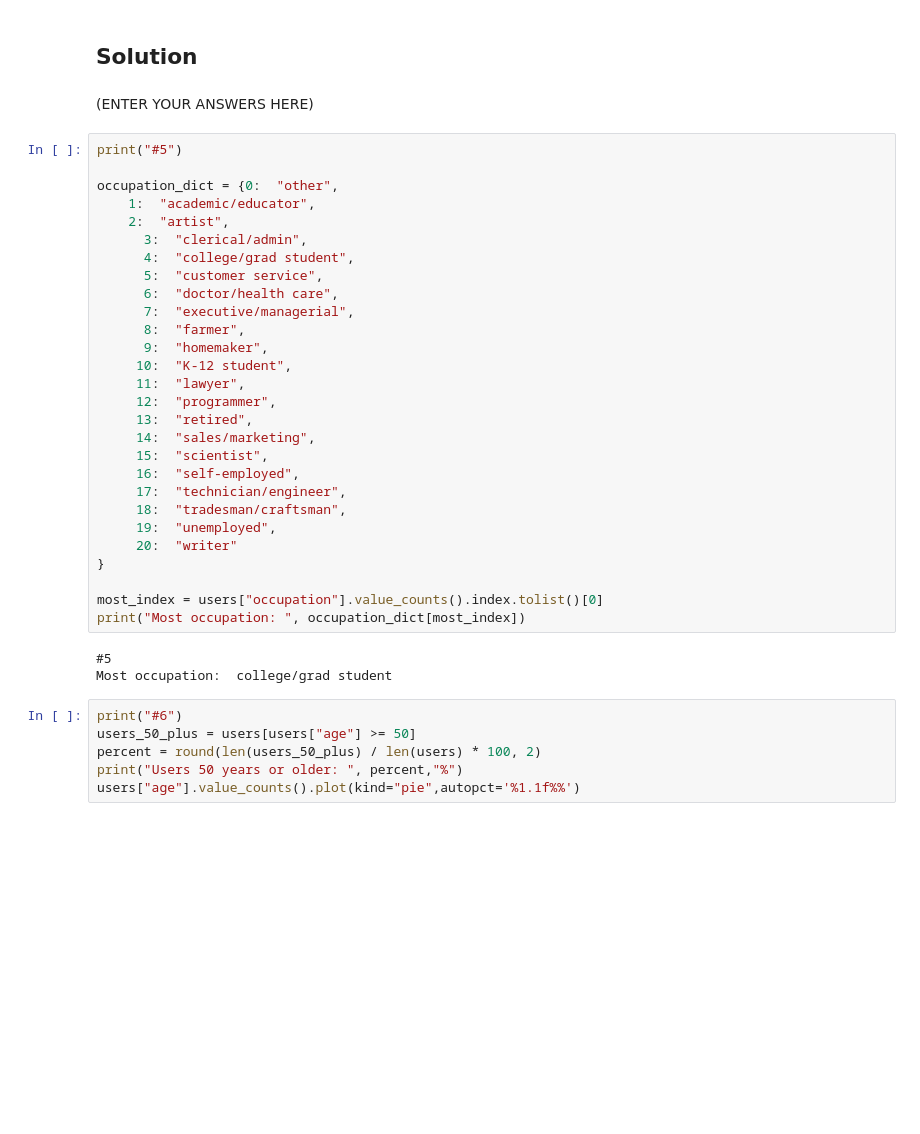
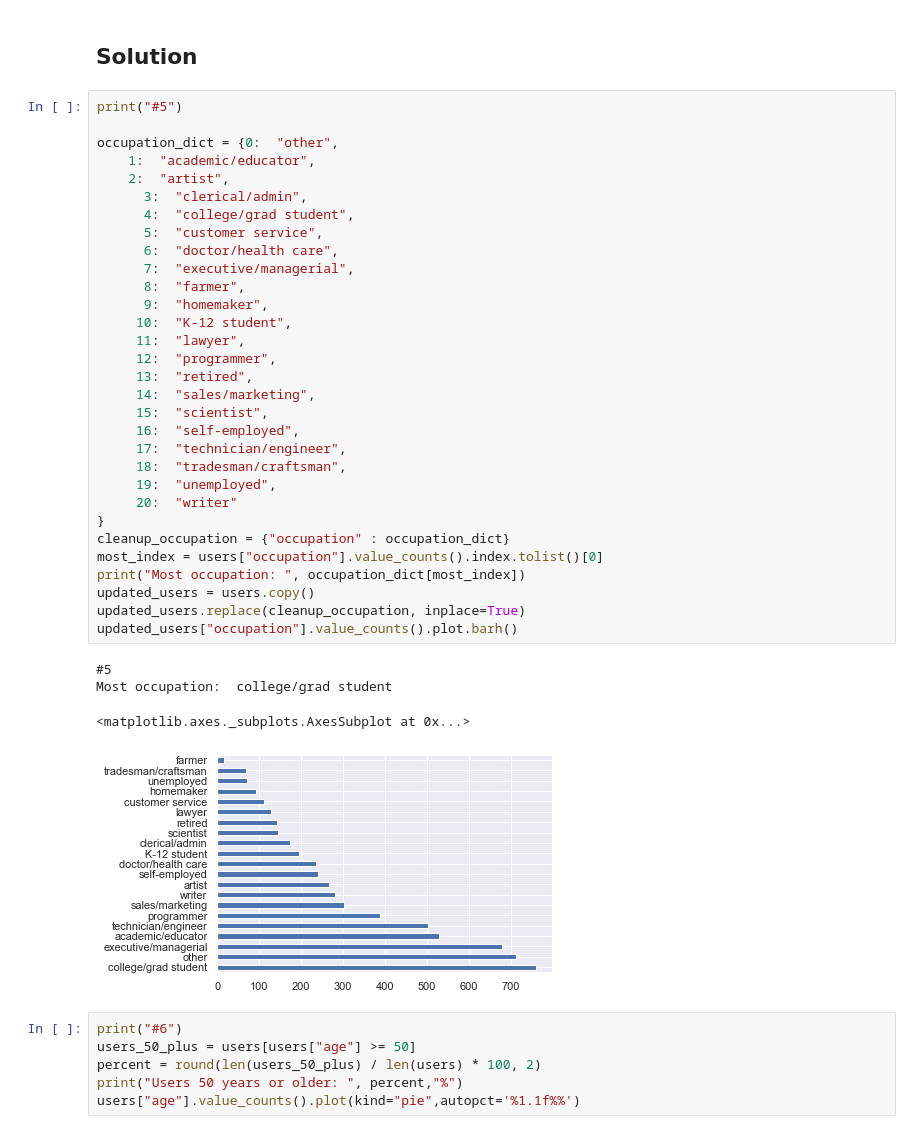
Before and after one commit to AdamCorbinFAUPhD/CAP5768-Intro-to-Data-Science, a Jupyter notebook: assignment_2/CAP5768_Assignment2_Corbin_Adam.ipynb, the cells around one changed output. Saved outputs shown, nothing was run; the diff lists cells and outputs as text; blank space fills up the shorter version.

```diff
--- a/assignment_2/CAP5768_Assignment2_Corbin_Adam.ipynb
+++ b/assignment_2/CAP5768_Assignment2_Corbin_Adam.ipynb
@@ -152,39 +152,42 @@ Write Python code to answer the following questions (make sure the messages disp
 8. What is the average rating for all movies/users?
 # %% [markdown]
 ## Solution
-# %% [markdown]
-(ENTER YOUR ANSWERS HERE)
 # %%
 print("#5")
 
 occupation_dict = {0:  "other",
 	1:  "academic/educator",
 	2:  "artist",
 	  3:  "clerical/admin",
 	  4:  "college/grad student",
 	  5:  "customer service",
 	  6:  "doctor/health care",
 	  7:  "executive/managerial",
 	  8:  "farmer",
 	  9:  "homemaker",
 	 10:  "K-12 student",
 	 11:  "lawyer",
 	 12:  "programmer",
 	 13:  "retired",
 	 14:  "sales/marketing",
 	 15:  "scientist",
 	 16:  "self-employed",
 	 17:  "technician/engineer",
 	 18:  "tradesman/craftsman",
 	 19:  "unemployed",
 	 20:  "writer"
 }
-
+cleanup_occupation = {"occupation" : occupation_dict}
 most_index = users["occupation"].value_counts().index.tolist()[0]
 print("Most occupation: ", occupation_dict[most_index])
+updated_users = users.copy()
+updated_users.replace(cleanup_occupation, inplace=True)
+updated_users["occupation"].value_counts().plot.barh()
 # %% [output]
 #5
 Most occupation:  college/grad student
+<matplotlib.axes._subplots.AxesSubplot at 0x...>
+[figure, added]
 # %%
 print("#6")
 users_50_plus = users[users["age"] >= 50]
```
Also changed, not shown: parts of 5 cells of this notebook.
